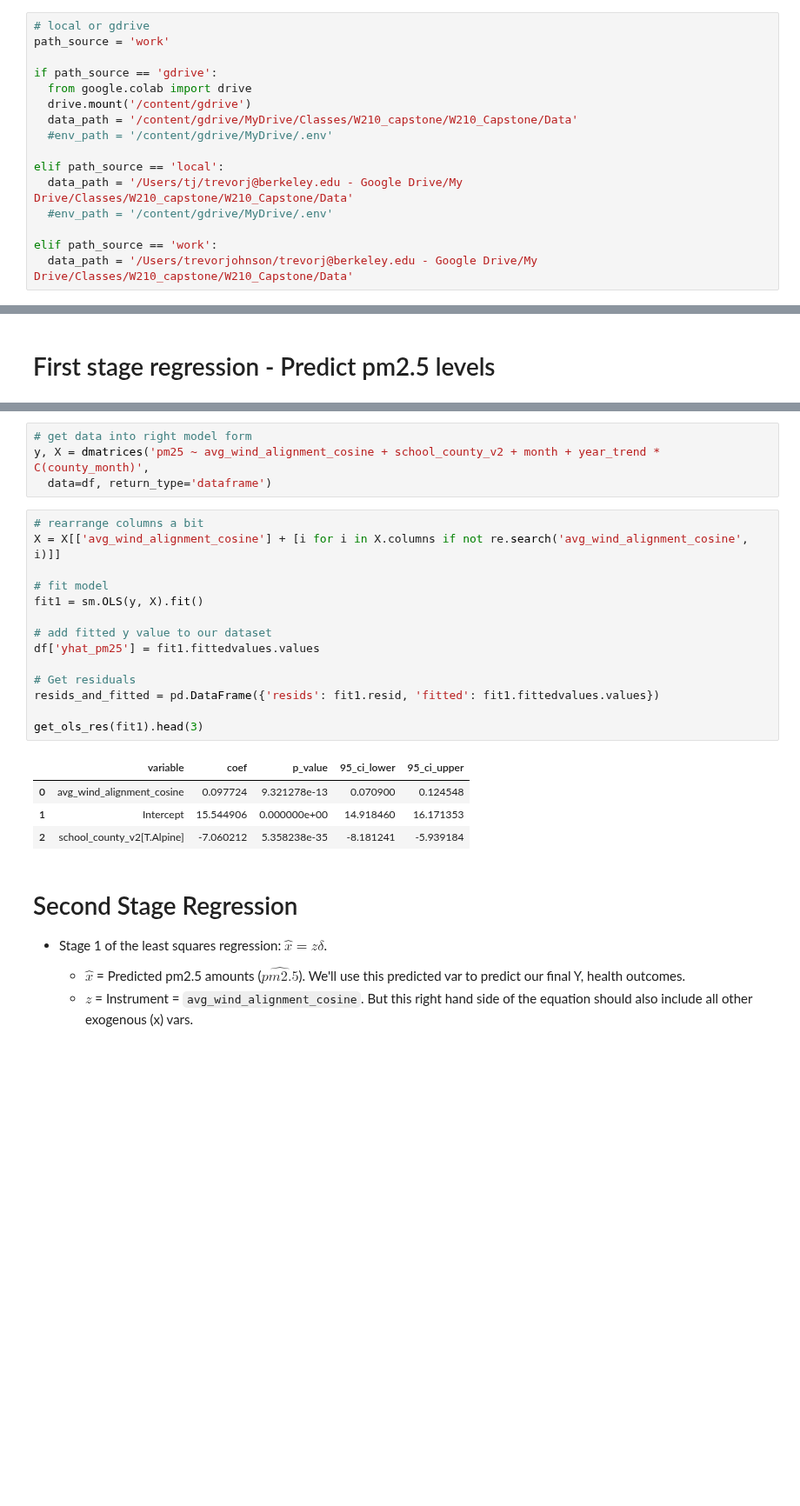
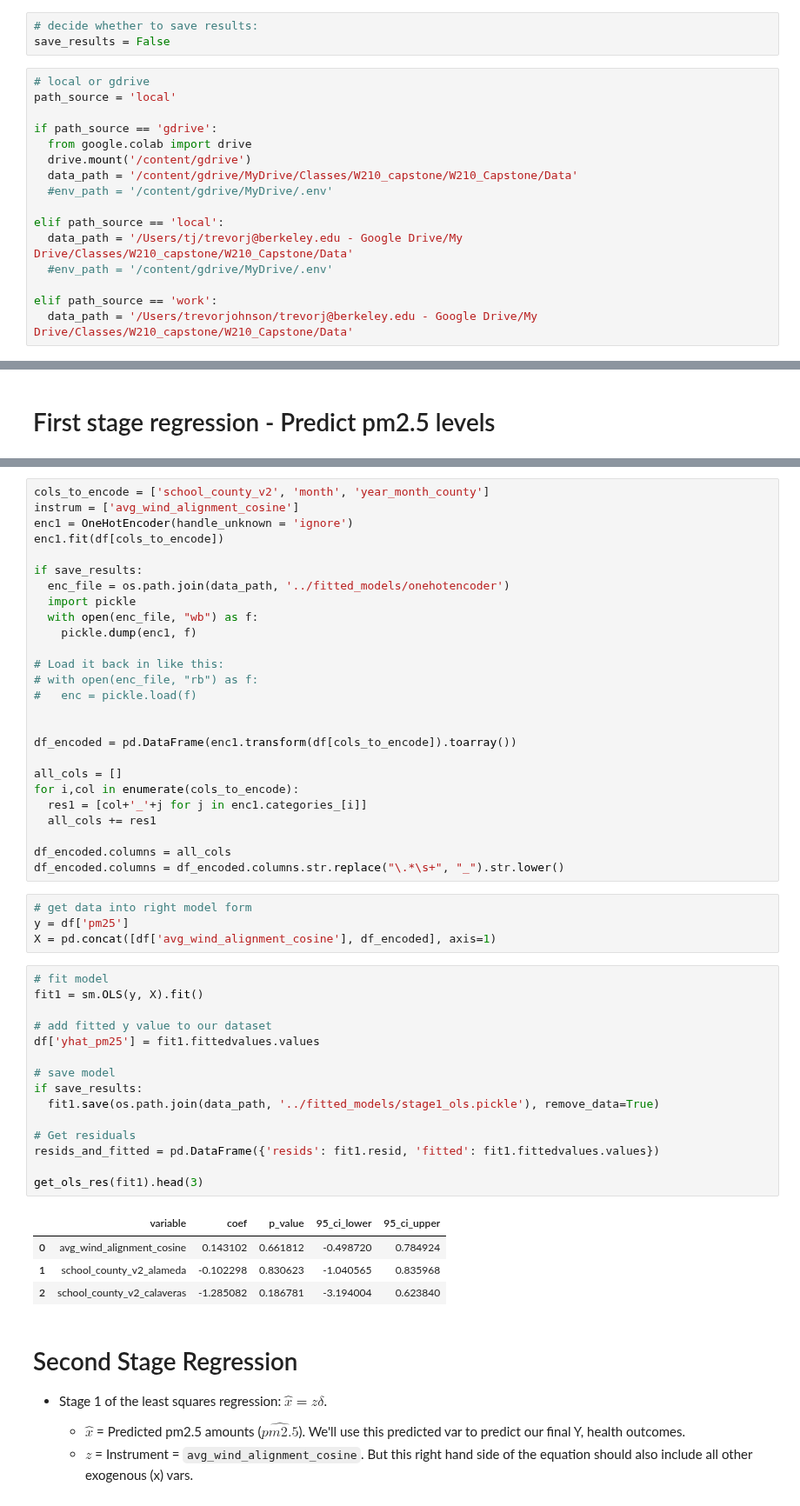
Before and after one commit to mattslyons/JLPS_capstone_project, a Jupyter notebook: modeling/2sls_tj_v7.ipynb, the cells around one changed output, grey strips where cells are left out. Shown at 87% size. Saved outputs shown, nothing was run; the diff lists cells and outputs as text; blank space fills up the shorter version.

```diff
--- a/modeling/2sls_tj_v7.ipynb
+++ b/modeling/2sls_tj_v7.ipynb
@@ -37,9 +38,12 @@ pd.options.mode.chained_assignment = None
 # download this extra package from here: https://github.com/bashtage/linearmodels
 #!pip install linearmodels
 # from linearmodels.iv import IV2SLS as IV2SLS_v2
+# %%
+# decide whether to save results:
+save_results = False
 # %%
 # local or gdrive
-path_source = 'work'
+path_source = 'local'
 
 if path_source == 'gdrive':
   from google.colab import drive
@@ -165,26 +161,53 @@ def get_ols_res(fitted):
+# %%
+cols_to_encode = ['school_county_v2', 'month', 'year_month_county']
+instrum = ['avg_wind_alignment_cosine']
+enc1 = OneHotEncoder(handle_unknown = 'ignore')
+enc1.fit(df[cols_to_encode])
+
+if save_results:
+  enc_file = os.path.join(data_path, '../fitted_models/onehotencoder')
+  import pickle
+  with open(enc_file, "wb") as f:
+    pickle.dump(enc1, f)
+
+# Load it back in like this:
+# with open(enc_file, "rb") as f:
+#   enc = pickle.load(f)
+
+
+df_encoded = pd.DataFrame(enc1.transform(df[cols_to_encode]).toarray())
+
+all_cols = []
+for i,col in enumerate(cols_to_encode):
+  res1 = [col+'_'+j for j in enc1.categories_[i]]
+  all_cols += res1
+
+df_encoded.columns = all_cols
+df_encoded.columns = df_encoded.columns.str.replace("\.*\s+", "_").str.lower()
 # %%
 # get data into right model form
-y, X = dmatrices('pm25 ~ avg_wind_alignment_cosine + school_county_v2 + month + year_trend * C(county_month)',
-  data=df, return_type='dataframe')
+y = df['pm25']
+X = pd.concat([df['avg_wind_alignment_cosine'], df_encoded], axis=1)
 # %%
-# rearrange columns a bit
-X = X[['avg_wind_alignment_cosine'] + [i for i in X.columns if not re.search('avg_wind_alignment_cosine', i)]]
-
 # fit model
 fit1 = sm.OLS(y, X).fit()
 
 # add fitted y value to our dataset
 df['yhat_pm25'] = fit1.fittedvalues.values
 
+# save model
+if save_results:
+  fit1.save(os.path.join(data_path, '../fitted_models/stage1_ols.pickle'), remove_data=True)
+
 # Get residuals
 resids_and_fitted = pd.DataFrame({'resids': fit1.resid, 'fitted': fit1.fittedvalues.values})
 
 get_ols_res(fit1).head(3)
 # %% [output]
 |  | variable | coef | p_value | 95_ci_lower | 95_ci_upper |
-| 0 | avg_wind_alignment_cosine | 0.097724 | 9.321278e-13 | 0.070900 | 0.124548 |
-| 1 | Intercept | 15.544906 | 0.000000e+00 | 14.918460 | 16.171353 |
-| 2 | school_county_v2[T.Alpine] | -7.060212 | 5.358238e-35 | -8.181241 | -5.939184 |
+| 0 | avg_wind_alignment_cosine | 0.143102 | 0.661812 | -0.498720 | 0.784924 |
+| 1 | school_county_v2_alameda | -0.102298 | 0.830623 | -1.040565 | 0.835968 |
+| 2 | school_county_v2_calaveras | -1.285082 | 0.186781 | -3.194004 | 0.623840 |
 # %% [markdown]
 # Second Stage Regression
 
```
Also changed, not shown: parts of 19 cells of this notebook, 1 other file.
